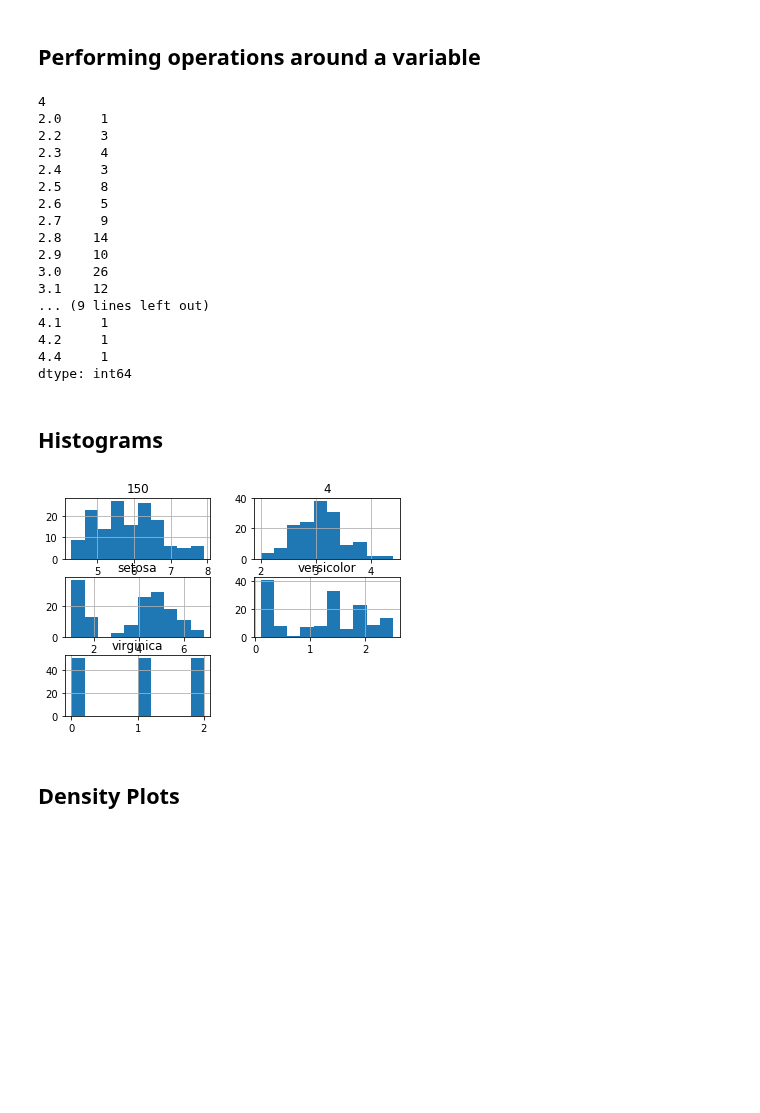
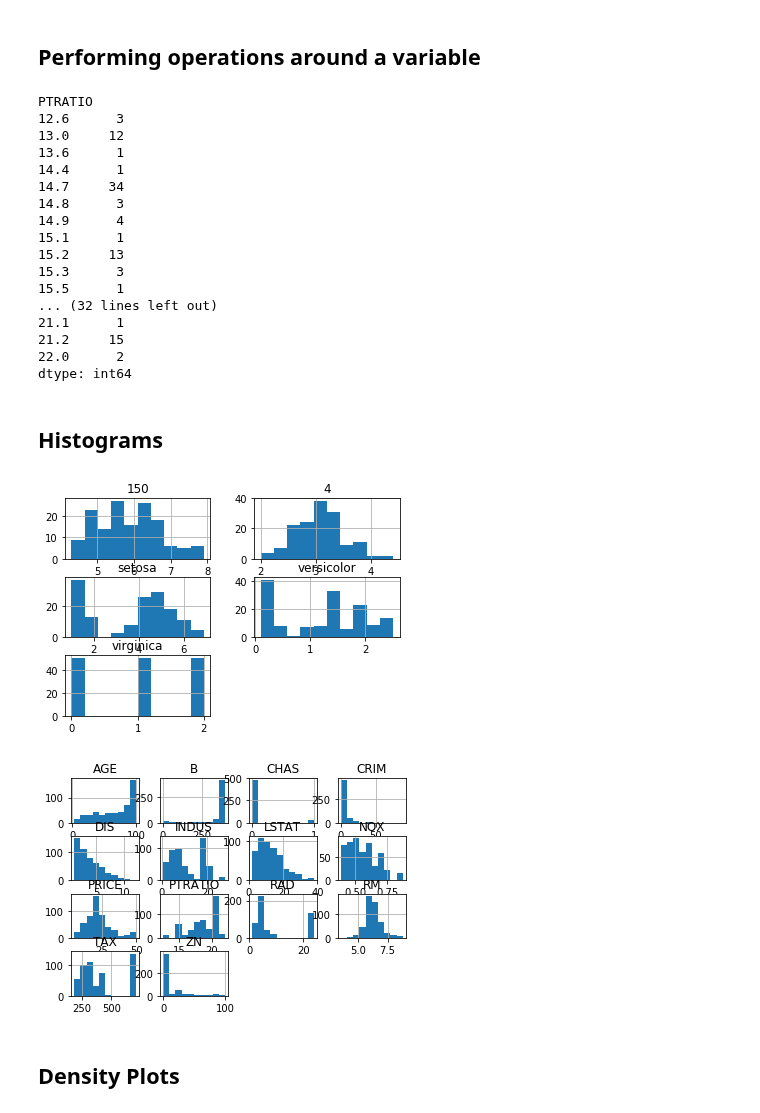
Before and after one commit to furukawa-laboratory/workout_report_2019, a Jupyter notebook: trainee/yamauchi/Introduction_of_Preprocessing_02.ipynb, the cells around one changed output. Drawn from its saved outputs; the diff is of its cells as text; code cells hidden in the pictures; blank space fills up the shorter version.

```diff
--- a/trainee/yamauchi/Introduction_of_Preprocessing_02.ipynb
+++ b/trainee/yamauchi/Introduction_of_Preprocessing_02.ipynb
@@ -215,31 +201,34 @@ df_iris.head(10)
 ## Performing operations around a variable
 # %%
 df_iris.groupby('4').size()
+boston_df.groupby('PTRATIO').size()
 # %% [output]
-4
-2.0     1
-2.2     3
-2.3     4
-2.4     3
-2.5     8
-2.6     5
-2.7     9
-2.8    14
-2.9    10
-3.0    26
-3.1    12
-... (9 lines left out)
-4.1     1
-4.2     1
-4.4     1
+PTRATIO
+12.6      3
+13.0     12
+13.6      1
+14.4      1
+14.7     34
+14.8      3
+14.9      4
+15.1      1
+15.2     13
+15.3      3
+15.5      1
+... (32 lines left out)
+21.1      1
+21.2     15
+22.0      2
 dtype: int64
 # %% [markdown]
 ## Histograms
 # %%
 df_iris.hist()
+boston_df.hist()
 plt.show()
 # %% [output]
 [figure]
+[figure, added]
 # %% [markdown]
 ## Density Plots
 # %%
```
Also changed, not shown: parts of 18 cells of this notebook.
